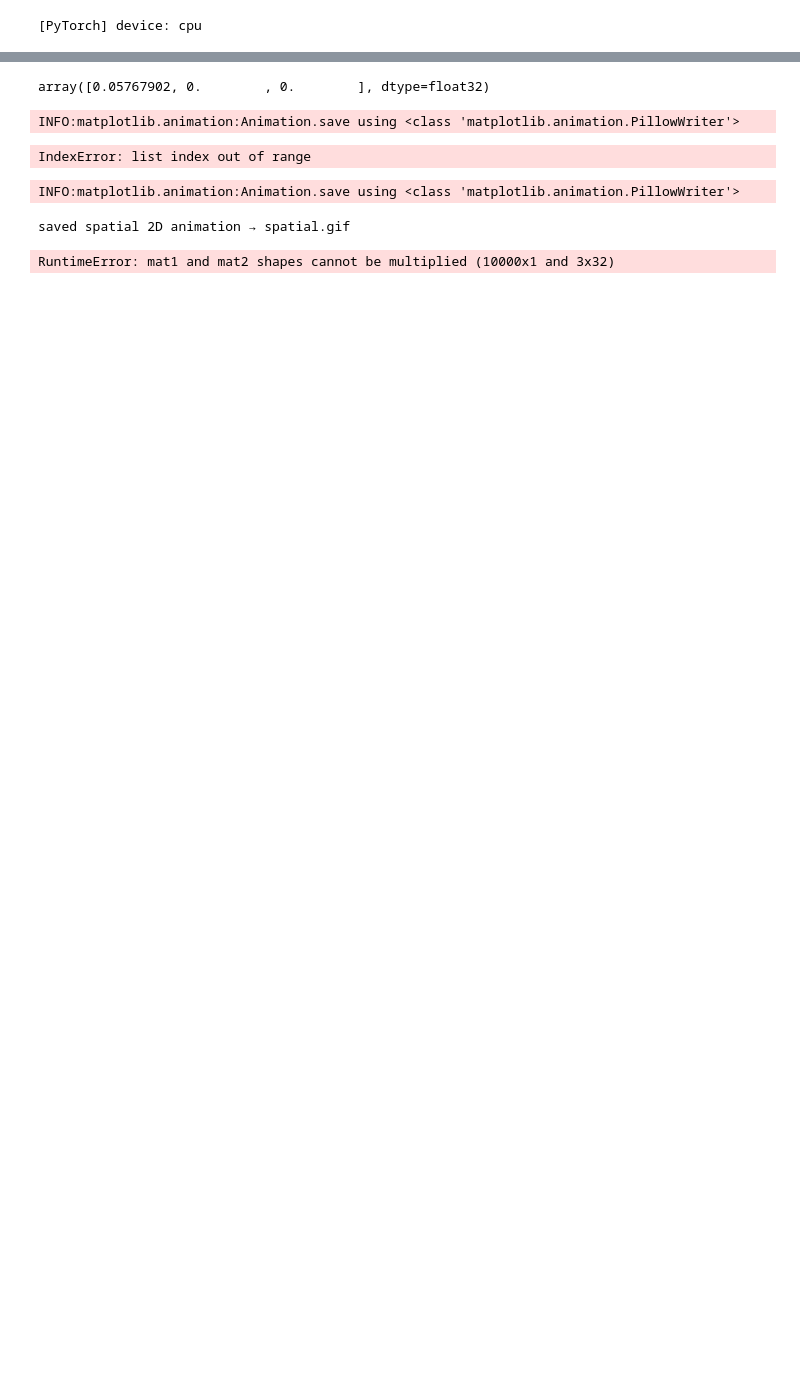
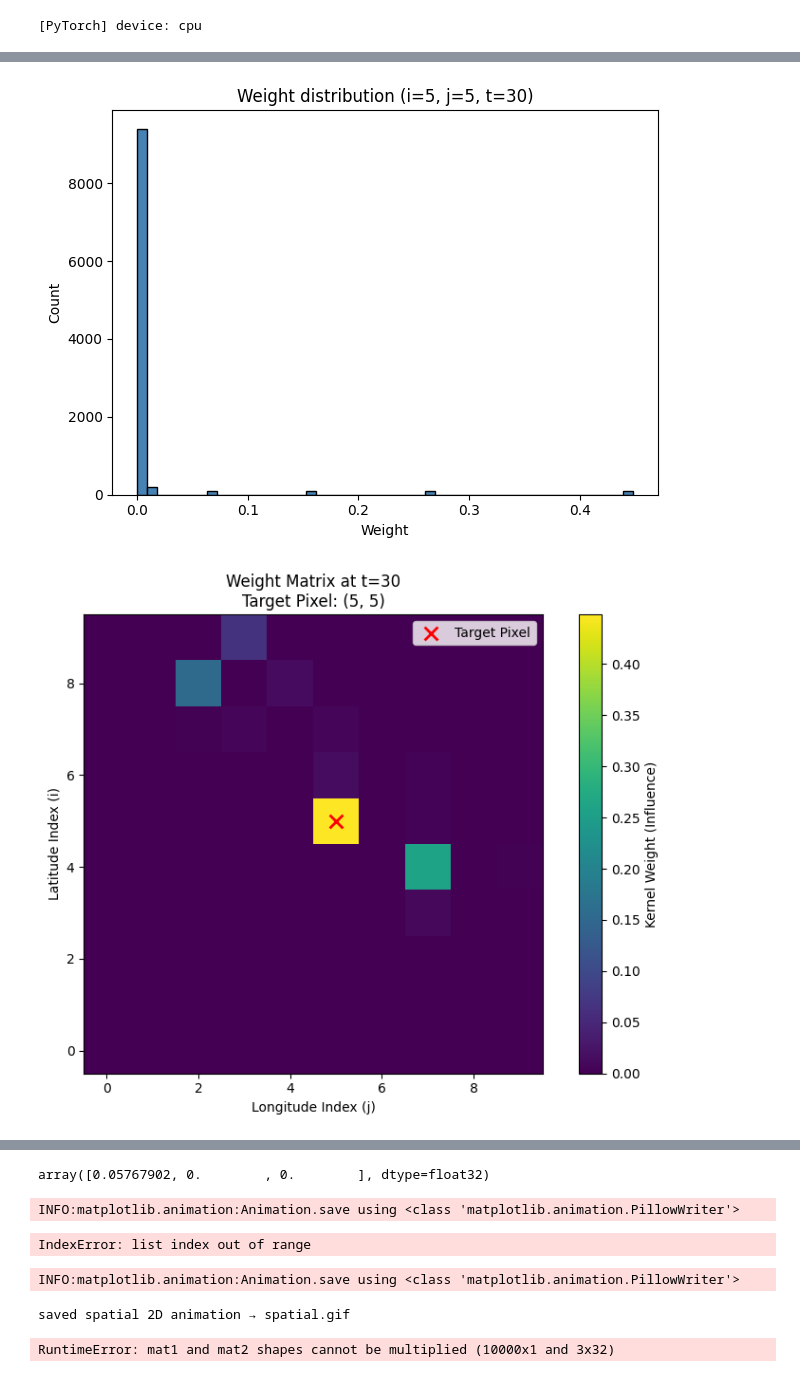
Before and after one commit to RPGSynth/EVT_Univariate, a Jupyter notebook: EVT_Classes/SIM/sim.ipynb, the cells around one changed output, grey strips where cells are left out. Saved outputs shown, nothing was run; the diff lists cells and outputs as text; code cells hidden in the pictures; blank space fills up the shorter version.

```diff
--- a/EVT_Classes/SIM/sim.ipynb
+++ b/EVT_Classes/SIM/sim.ipynb
@@ -2653,3 +1293,69 @@ def make_kernel_weight(net, mu_scale, logsig_scale, xi_scale, *, eps=1e-8, outpu
+# %%
+i,j = 5,5
+t_idx = 30
+weight_adapter = NeuralWeightAdapter(
+    net=net, mu_scale=mu_scale, logsig_scale=logsig_scale, xi_scale=xi_scale
+)
+w_matrix = weight_adapter(
+    teacher=teacher,
+    i=i,
+    j=j,
+    t_idx=30,
+    data_shape=data.shape  # (120, 50, 50)
+)
+
+w_flat = w_matrix.reshape(-1)
+plt.figure()
+plt.hist(w_flat, bins=50, color="steelblue", edgecolor="k")
+plt.xlabel("Weight"); plt.ylabel("Count")
+plt.title(f"Weight distribution (i={i}, j={j}, t={t_idx})")
+plt.tight_layout()
+plt.show()
+
+def plot_weight_matrix(weights, time_idx=0, target_ij=(5,5)):
+    """
+    Plots the weight matrix at a given time step.
+
+    Args:
+        weights (np.ndarray): Weight matrix of shape (n_time, n_lat, n_lon).
+        time_idx (int): The time index t to visualize.
+        target_ij (tuple, optional): (i, j) coordinates of the target pixel to mark.
+    """
+    if time_idx < 0 or time_idx >= weights.shape[0]:
+        print(f"Error: Time index {time_idx} out of bounds.")
+        return
+
+    # Extract the 2D spatial slice at time t
+    w_slice = weights[time_idx]
+
+    plt.figure(figsize=(8, 6))
+
+    # Plot heatmap
+    # origin='upper' puts (0,0) at top-left, matching matrix indexing (row, col)
+    im = plt.imshow(w_slice, cmap='viridis', origin='lower', interpolation='nearest')
+    plt.colorbar(im, label='Kernel Weight (Influence)')
+
+    plt.title(f"Weight Matrix at t={time_idx}\nTarget Pixel: {target_ij}")
+    plt.xlabel("Longitude Index (j)")
+    plt.ylabel("Latitude Index (i)")
+
+    # Mark the target pixel if coordinates are provided
+    if target_ij is not None:
+        ti, tj = target_ij
+        plt.scatter(tj, ti, c='red', marker='x', s=100, linewidth=2, label='Target Pixel')
+        plt.legend(loc='upper right')
+
+    plt.tight_layout()
+    #plt.savefig(f"weight_matrix_t{time_idx}.png")
+    #plt.show() # Uncomment if running locally
+plot_weight_matrix(
+    weights=w_matrix,
+    time_idx=t_idx,
+    target_ij=(i, j)
+)
+# %% [output]
+[figure, added]
+[figure, added]
 # %%
 @torch.inference_mode()
 def plot_learned_kernel_profile(
```
Also changed, not shown: parts of 27 cells of this notebook, 7 other files.
